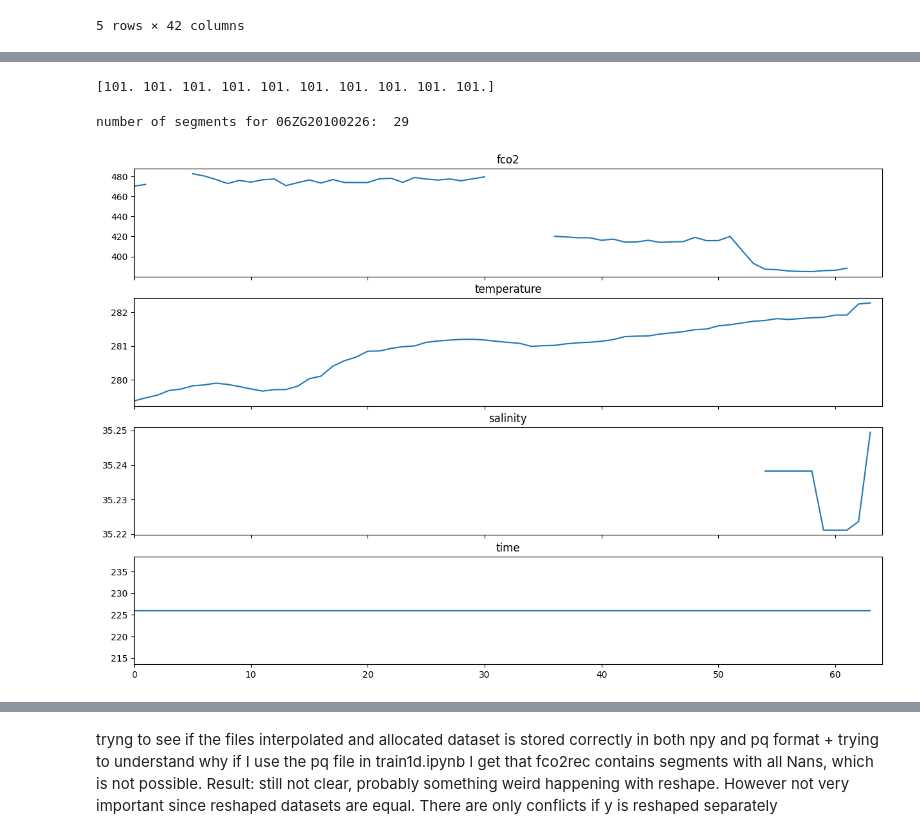
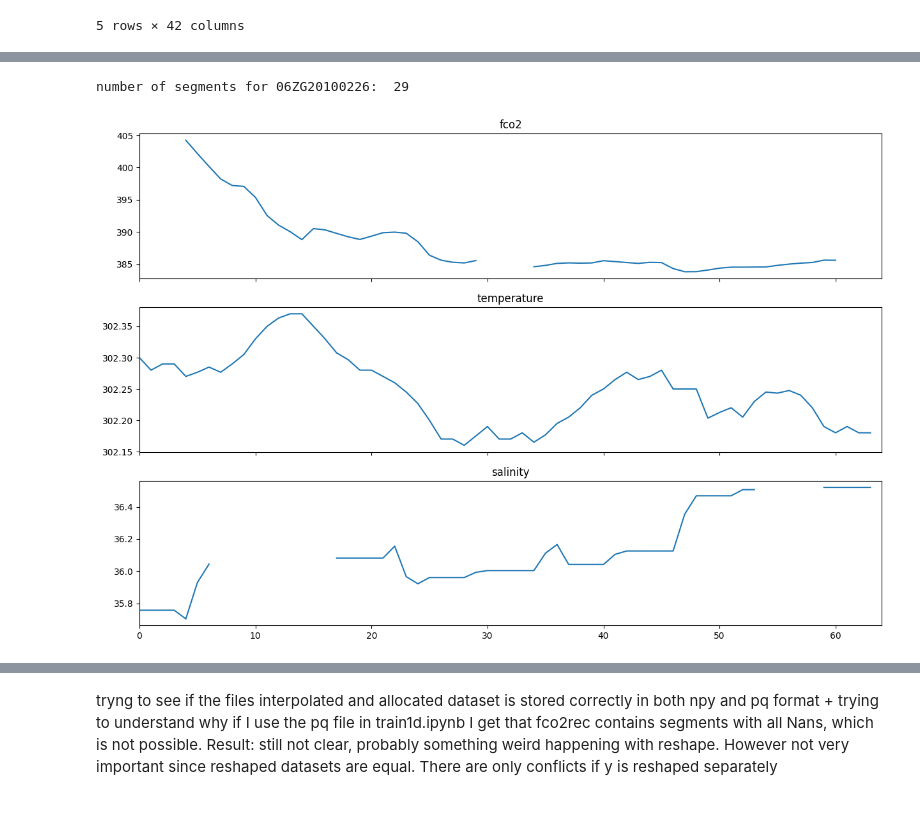
Before and after one commit to ebrusoni/fco2diffusion, a Jupyter notebook: notebooks/read_augmented_set.ipynb, the cells around one changed output, grey strips where cells are left out. Cells and saved outputs as stored; diff of their text form; code cells hidden in the pictures; blank space fills up the shorter version.

```diff
--- a/notebooks/read_augmented_set.ipynb
+++ b/notebooks/read_augmented_set.ipynb
@@ -175,11 +184,13 @@ array([20100101, 20230201, 20230301], dtype=int32)
 # %%
 from fco2dataset.ucruise import df_to_numpy
+import numpy as np
 
 predictors = ['sst_cci', 'sss_cci', 'pppp_hpa', 'woa_sss', 'ncep_slp_hpa', 'dist_to_land_km',
               'chl_globcolour', 'temp_soda', 'salt_soda', 'mld_dens_soda',
-              'ssh_adt', 'ssh_sla', 'ice_cci', 'time_feat']
+              'ssh_adt', 'ssh_sla', 'ice_cci', 'day_of_year', 'year']
 TIME_COL = 'time'
 # round time columns to daily resolution and convert to int for numpy
-df2['time_feat'] = df2[TIME_COL].round('D').dt.year * 10000 + df2[TIME_COL].round('D').dt.month * 100 + df2[TIME_COL].round('D').dt.day
-# df2['time_feat'] = df2['time_feat'].astype(np.int32)
+dates = df2.index.get_level_values('time_1d')
+df2['day_of_year'] = dates.dayofyear.astype(np.int32)
+df2['year'] = dates.year.astype(np.int32)
 ds, expomap = df_to_numpy(df2, NUM_BINS, predictors)
@@ -242,22 +207,16 @@ print(ds[14, 0:5, :10])
-# %%
-# remove year from time_feat
-ds[14,:,:] = ds[14,:,:] % 10000
-print(ds[14,0,0:10])
-# %% [output]
-[101. 101. 101. 101. 101. 101. 101. 101. 101. 101.]
 # %%
 ixs = expomap.loc[cruise_id, :].values.flatten()
 print(f"number of segments for {cruise_id}: ", ixs.shape[0])
-fig, axs = plt.subplots(4, 1, figsize=(15, 10), sharex=True)
-seg_ix = 0
+fig, axs = plt.subplots(3, 1, figsize=(15, 10), sharex=True)
+seg_ix = 23
 ix = ixs[seg_ix]
 
 plt.xlim((0, NUM_BINS))
-titles = ['fco2', 'temperature', 'salinity', 'time']
-for (i,j) in enumerate([0,1,2,14]):
+titles = ['fco2', 'temperature', 'salinity']
+for (i,j) in enumerate([0,1,2]):
     axs[i].plot(ds[j, ix])
     axs[i].set_title(titles[i])
 plt.show()
 # %% [output]
 number of segments for 06ZG20100226:  29
-[figure, old version]
+[figure, new version]
```
Also changed, not shown: parts of 16 cells of this notebook, 9 other files.
